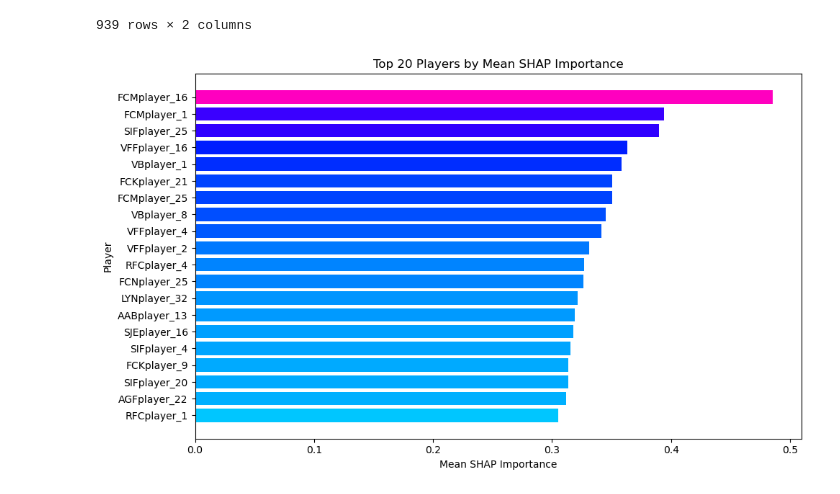
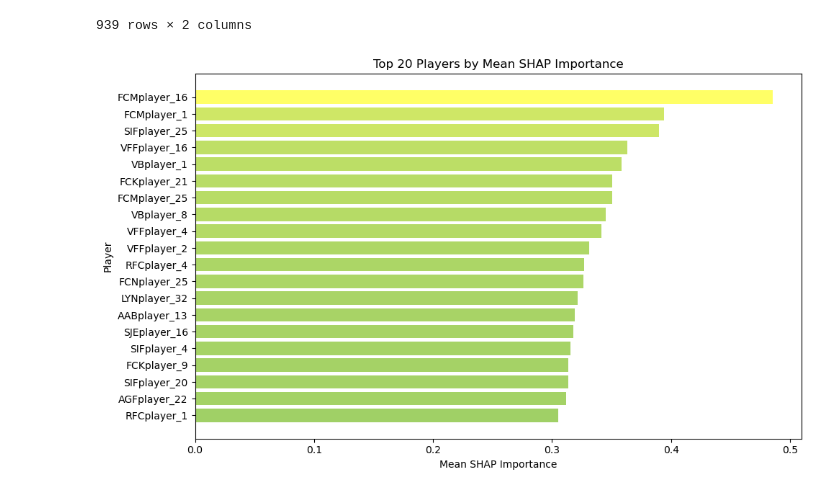
Before and after one commit to adiguzeldeniz/ekip_makine, a Jupyter notebook: 00- SHAPS_combined.ipynb, the cells around one changed output. Drawn from its saved outputs; the diff is of its cells as text; code cells hidden in the pictures.

```diff
--- a/00- SHAPS_combined.ipynb
+++ b/00- SHAPS_combined.ipynb
@@ -37,15 +78,15 @@ combined_df
 # %%
 import matplotlib.pyplot as plt
 
 top20 = mean_shap_df.sort_values('shap_importance', ascending=False).head(20)
 plt.figure(figsize=(10, 6))
 plt.barh(top20['player'], top20['shap_importance'], color='skyblue')
 plt.xlabel('Mean SHAP Importance')
 plt.ylabel('Player')
 plt.title('Top 20 Players by Mean SHAP Importance')
 plt.gca().invert_yaxis()
-bars = plt.barh(top20['player'], top20['shap_importance'], color=plt.cm.gist_rainbow(top20['shap_importance'] / top20['shap_importance'].max()))
+bars = plt.barh(top20['player'], top20['shap_importance'], color=plt.cm.summer(top20['shap_importance'] / top20['shap_importance'].max()))
 plt.tight_layout()
 plt.show()
 # %% [output]
-[figure, old version]
+[figure, new version]
```
Also changed, not shown: parts of 4 cells of this notebook, 4 other files.
